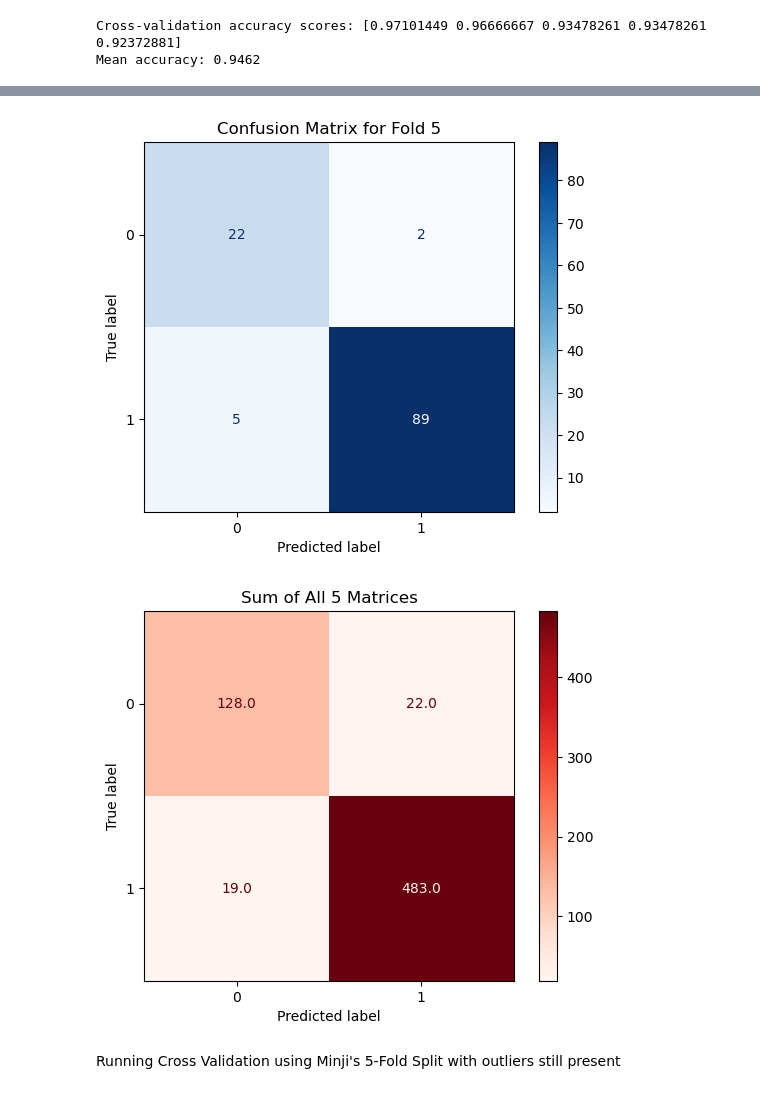
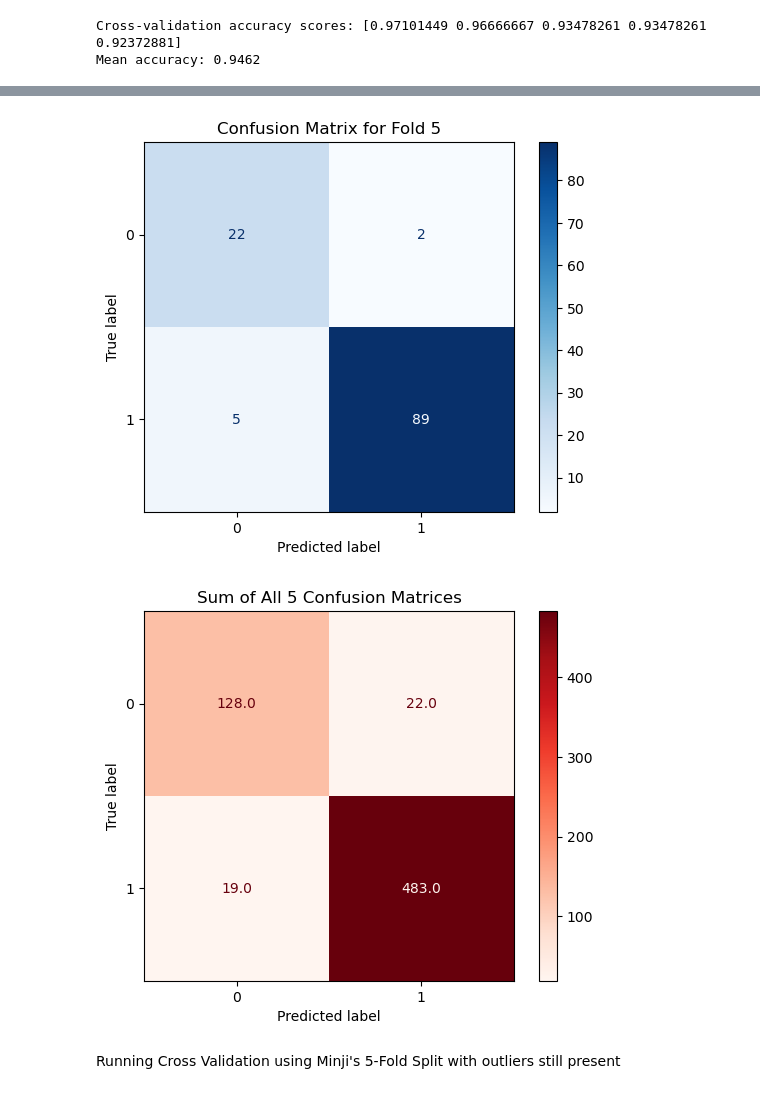
Before and after one commit to mjkim1001/DATA481-Breast_Cancer, a Jupyter notebook: Nick/Code/NickPCALog.ipynb, the cells around one changed output, grey strips where cells are left out. Saved outputs shown, nothing was run; the diff lists cells and outputs as text; code cells hidden in the pictures.

```diff
--- a/Nick/Code/NickPCALog.ipynb
+++ b/Nick/Code/NickPCALog.ipynb
@@ -189,35 +189,35 @@ y = np.array(y)
 z = np.zeros((2,2))
 for fold_idx, (train_idx, test_idx) in enumerate(ps.split(), 1):
     # Split data into train and test
     X_train, X_test = X[train_idx], X[test_idx]
     y_train, y_test = y[train_idx], y[test_idx]
 
     # Train the model
     log_reg.fit(X_train, y_train)
 
     # Make predictions
     y_pred = log_reg.predict(X_test)
 
     # Compute confusion matrix
     cm = confusion_matrix(y_test, y_pred).astype(int)
     z = z + cm
 
     # Display the confusion matrix
     disp = ConfusionMatrixDisplay(confusion_matrix=cm)
     disp.plot(cmap="Blues")
     plt.title(f"Confusion Matrix for Fold {fold_idx}")
     plt.show()
 disp = ConfusionMatrixDisplay(confusion_matrix=z)
 disp.plot(cmap="Reds", values_format = "")
-plt.title(f"Sum of All 5 Matrices")
+plt.title(f"Sum of All 5 Confusion Matrices")
 plt.show()
 # %% [output]
 [figure]
 [figure]
 [figure]
 [figure]
 [figure]
-[figure, old version]
+[figure, new version]
 # %% [markdown]
 Running Cross Validation using Minji's 5-Fold Split with outliers still present
 # %%
```
Also changed, not shown: 2 other files.
